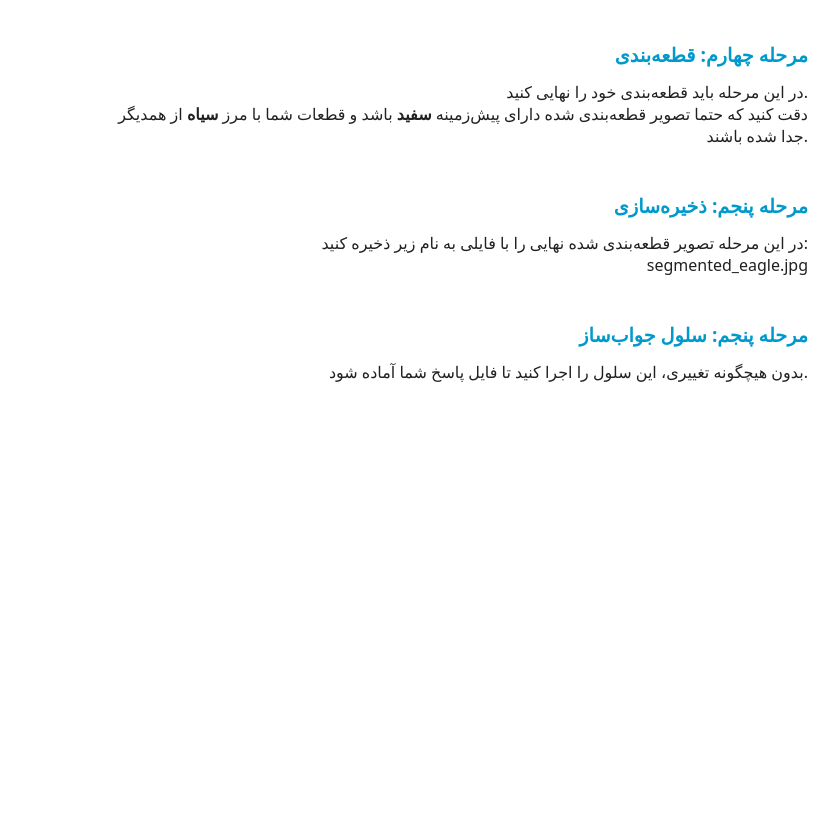
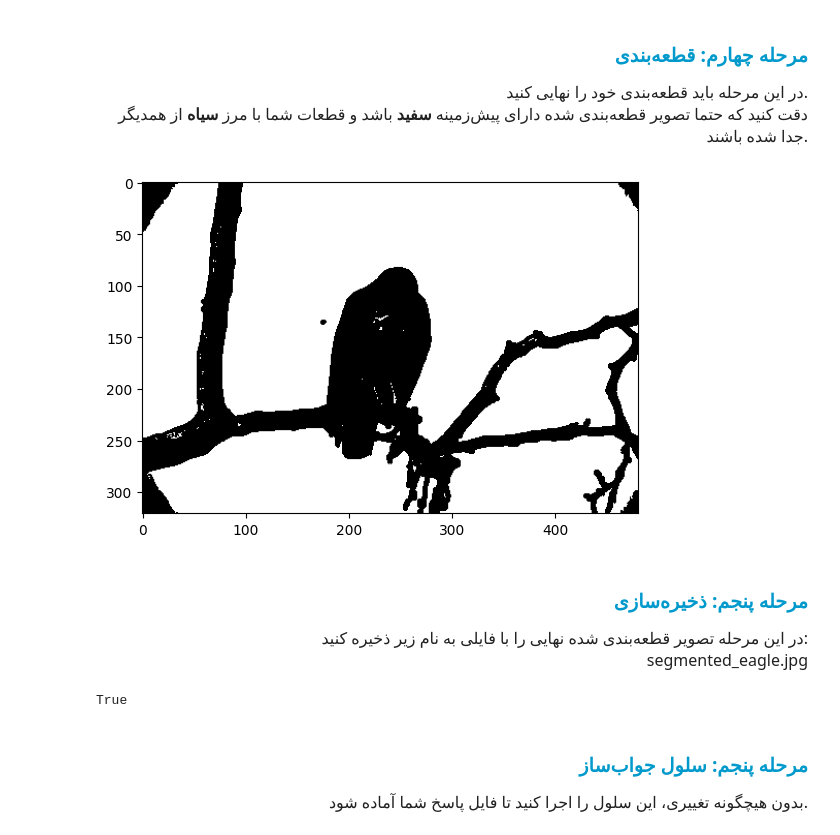
Before and after one commit to mahajialirezaei/image-processing-codes, a Jupyter notebook: Img-edges-Segmentation/notebook.ipynb, the cells around one changed output. Drawn from its saved outputs; the diff is of its cells as text; code cells hidden in the pictures; blank space fills up the shorter version.

```diff
--- a/Img-edges-Segmentation/notebook.ipynb
+++ b/Img-edges-Segmentation/notebook.ipynb
@@ -74,6 +84,15 @@ Data/eagle.jpg
     دقت کنید که حتما تصویر قطعه‌بندی شده دارای پیش‌زمینه <b>سفید</b> باشد و قطعات شما با مرز <b>سیاه</b> از همدیگر جدا شده باشند.
 </font>
 </p>
+# %%
+
+otsu_threshold, image_segment = cv2.threshold(img, 0, 255, cv2.THRESH_BINARY + cv2.THRESH_OTSU)
+cv2.drawContours(image_segment, contours, -1, (0, 0, 0), 2)
+sg = cv2.cvtColor(image_segment, cv2.COLOR_GRAY2RGB)
+plt.imshow(sg)
+plt.show()
+# %% [output]
+[figure, added]
 # %% [markdown]
 <h3 align=right style="line-height:200%;font-family:vazir;color:#0099cc">
 <font face="vazir" color="#0099cc">
@@ -88,6 +107,10 @@ Data/eagle.jpg
     segmented_eagle.jpg
 </font>
 </p>
+# %%
+cv2.imwrite('segmented_eagle.jpg', image_segment)
+# %% [output]
+True
 # %% [markdown]
 <h3 align=right style="line-height:200%;font-family:vazir;color:#0099cc">
 <font face="vazir" color="#0099cc">
```
Also changed, not shown: parts of 3 cells of this notebook.
